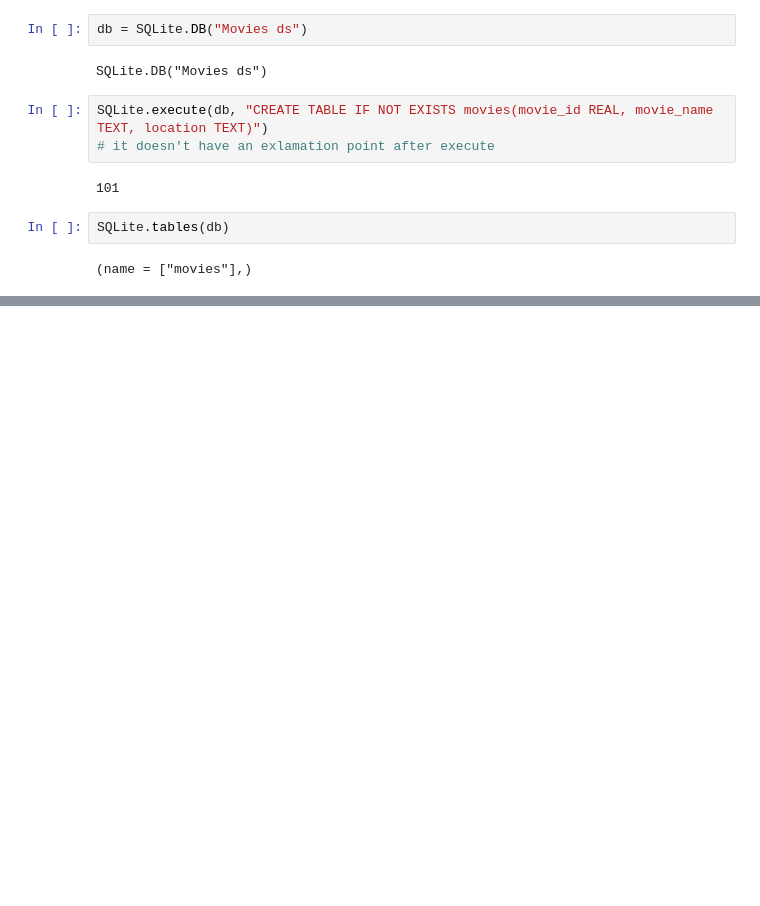
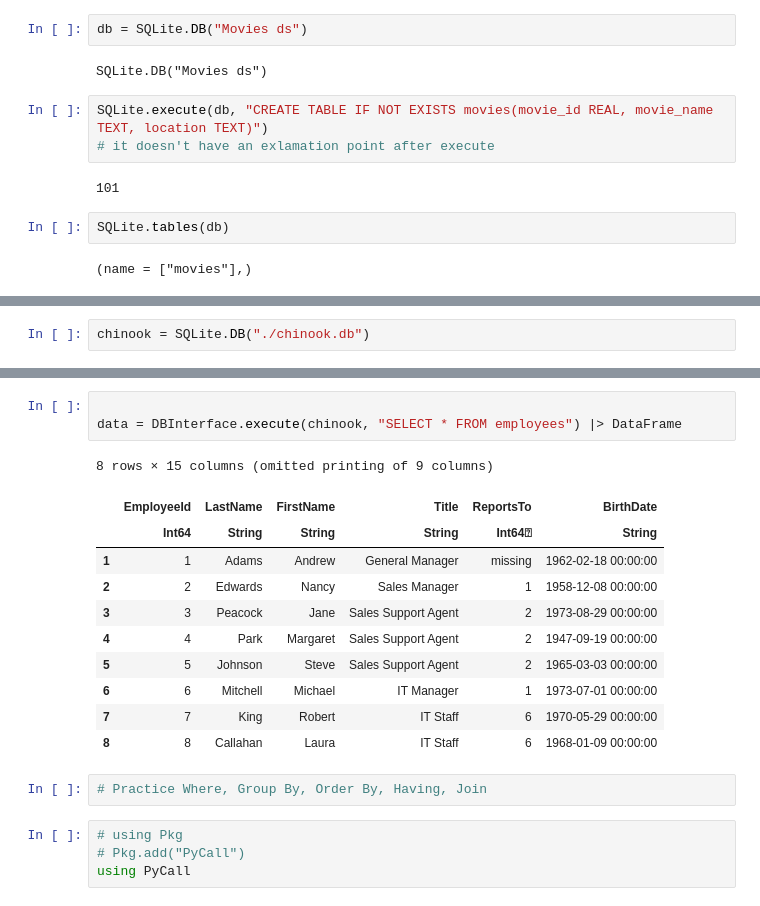
Before and after one commit to sakce/learn-julia, a Jupyter notebook: 1_LearnJulia.ipynb, the cells around one changed output, grey strips where cells are left out. Drawn from its saved outputs; the diff is of its cells as text; blank space fills up the shorter version.

Commit message:
Finished Notebook - Intro to Julia, chinook.db

```diff
--- a/1_LearnJulia.ipynb
+++ b/1_LearnJulia.ipynb
@@ -920,0 +931,2 @@ SQLite.execute(db, "SELECT * FROM movies")
+# %%
+chinook = SQLite.DB("./chinook.db")
@@ -920,0 +954,21 @@ SQLite.execute(db, "SELECT * FROM movies")
+# %%
+
+data = DBInterface.execute(chinook, "SELECT * FROM employees") |> DataFrame
+# %% [output]
+8 rows × 15 columns (omitted printing of 9 columns)
+|  | EmployeeId | LastName | FirstName | Title | ReportsTo | BirthDate |
+|  | Int64 | String | String | String | Int64⍰ | String |
+| 1 | 1 | Adams | Andrew | General Manager | missing | 1962-02-18 00:00:00 |
+| 2 | 2 | Edwards | Nancy | Sales Manager | 1 | 1958-12-08 00:00:00 |
+| 3 | 3 | Peacock | Jane | Sales Support Agent | 2 | 1973-08-29 00:00:00 |
+| 4 | 4 | Park | Margaret | Sales Support Agent | 2 | 1947-09-19 00:00:00 |
+| 5 | 5 | Johnson | Steve | Sales Support Agent | 2 | 1965-03-03 00:00:00 |
+| 6 | 6 | Mitchell | Michael | IT Manager | 1 | 1973-07-01 00:00:00 |
+| 7 | 7 | King | Robert | IT Staff | 6 | 1970-05-29 00:00:00 |
+| 8 | 8 | Callahan | Laura | IT Staff | 6 | 1968-01-09 00:00:00 |
+# %%
+# Practice Where, Group By, Order By, Having, Join
+# %%
+# using Pkg
+# Pkg.add("PyCall")
+using PyCall
```
Also changed, not shown: parts of 34 cells of this notebook, 1 other file.
